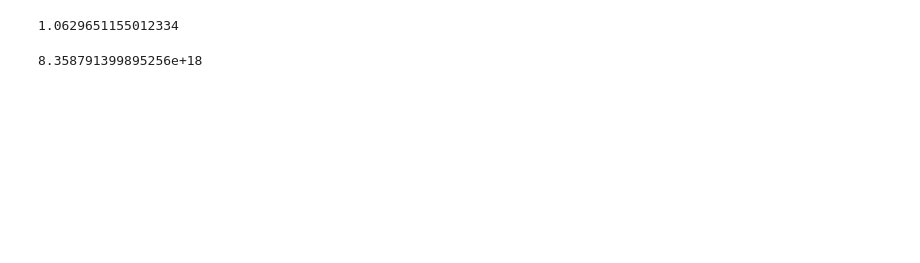
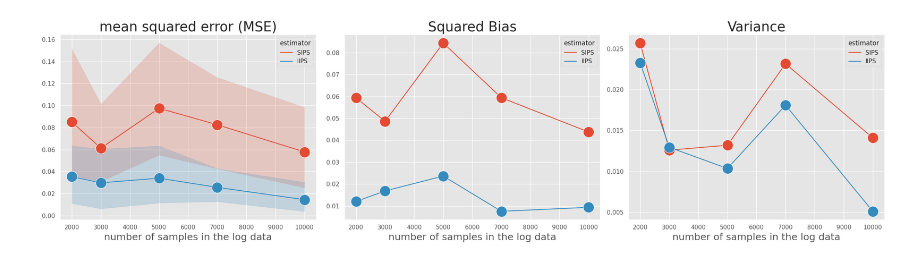
Before and after one commit to tatsuki1107/cfml_tutorial, a Jupyter notebook: ranking/main.ipynb, the cells around one changed output. Drawn from its saved outputs; the diff is of its cells as text; code cells hidden in the pictures; blank space fills up the shorter version.

```diff
--- a/ranking/main.ipynb
+++ b/ranking/main.ipynb
@@ -22,15 +0,0 @@ bandit_feedback = dataset.obtain_batch_bandit_feedback(n_rounds=n_rounds)
-# %%
-evaluation_policy = gen_eps_greedy(expected_reward=bandit_feedback['expected_reward'])
-# %%
-policy_value = dataset.calc_ground_truth_policy_value(
-    expected_reward=bandit_feedback['expected_reward'],
-    evaluation_policy=evaluation_policy,
-    alpha=alpha
-)
-policy_value
-# %% [output]
-1.0629651155012334
-# %%
-np.mean((evaluation_policy / bandit_feedback["ranking_pi_b"]).max(1))
-# %% [output]
-8.358791399895256e+18
@@ -36,0 +12,14 @@ np.mean((evaluation_policy / bandit_feedback["ranking_pi_b"]).max(1))
+# %%
+# setting 1
+
+# 変数
+val_sizes=[2000, 3000, 5000, 7000, 10000]
+
+# 定数
+test_size=50000
+n_sim=10
+dim_context=5
+n_actions=3
+len_list=3
+alpha = np.ones(len_list)
+eps=0.5
@@ -36,0 +110,33 @@ np.mean((evaluation_policy / bandit_feedback["ranking_pi_b"]).max(1))
+# %%
+plt.style.use("ggplot")
+fig, axes = plt.subplots(1,3, figsize=(22,6))
+
+y=["se", "bias", "variance"]
+ci=[95, None, None]
+title=["mean squared error (MSE)", "Squared Bias", "Variance"]
+
+for ax_, y_, ci_, title_ in zip(axes, y, ci, title):
+
+    sns.lineplot(
+        data=result_df,
+        x="n_val_data",
+        y=y_,
+        hue="estimator",
+        marker="o",
+        markersize=20,
+        ci=ci_,
+        ax=ax_
+    )
+
+    # title
+    ax_.set_title(title_, fontsize=25)
+    # yaxis
+    ax_.set_ylabel('')
+    # xaxis
+    ax_.set_xlabel("number of samples in the log data", fontsize=18)
+
+
+plt.tight_layout()
+plt.show()
+# %% [output]
+[figure, added]
```
Also changed, not shown: parts of 5 cells of this notebook, 2 other files.
